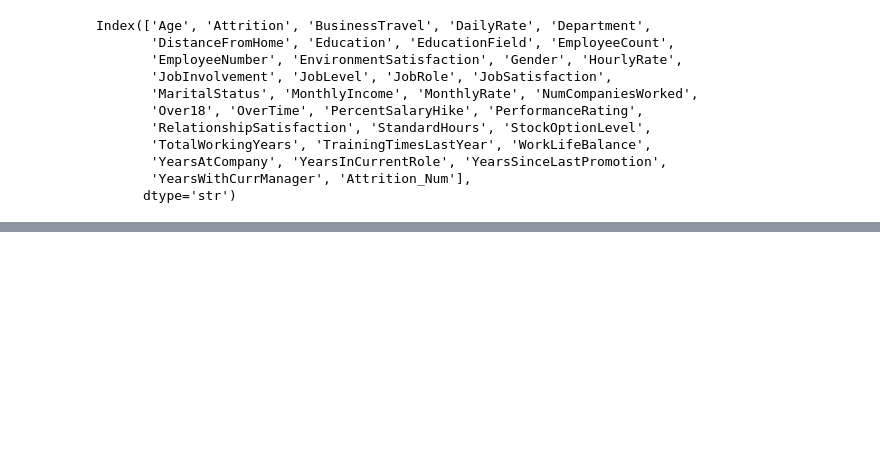
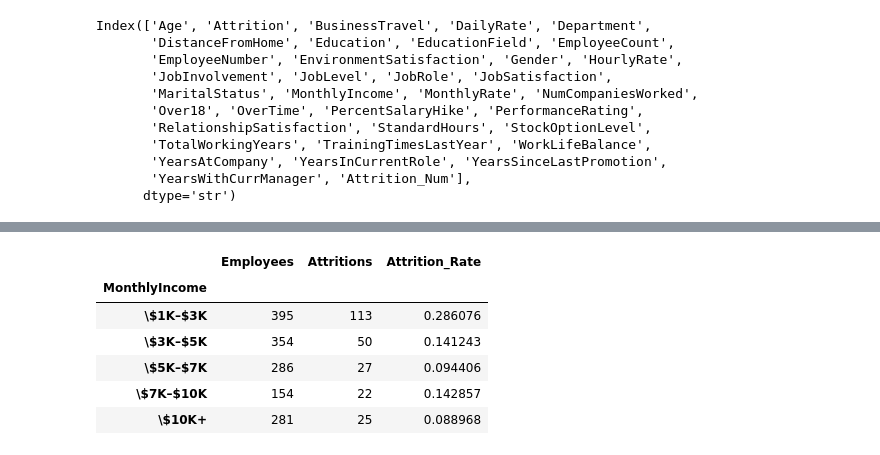
Before and after one commit to danielphilip12/HR_Analytics, a Jupyter notebook: notebooks/hr_attrition_eda.ipynb, the cells around one changed output, grey strips where cells are left out. Cells and saved outputs as stored; diff of their text form; code cells hidden in the pictures; blank space fills up the shorter version.

```diff
--- a/notebooks/hr_attrition_eda.ipynb
+++ b/notebooks/hr_attrition_eda.ipynb
@@ -213,0 +294,36 @@ for col in categorical_columns:
+# %%
+income_bins = [1000, 3000, 5000, 7000, 10000, 20000]
+
+income_labels = [
+    "\\$1K–$3K",
+    "\\$3K–$5K",
+    "\\$5K–$7K",
+    "\\$7K–$10K",
+    "\\$10K+"
+]
+
+income_groups = pd.cut(
+    df["MonthlyIncome"],
+    bins=income_bins,
+    labels=income_labels,
+    include_lowest=True
+)
+# %%
+income_analysis = (
+    df.groupby(income_groups, observed=True)
+      .agg(
+          Employees=("Attrition_Num", "size"),
+          Attritions=("Attrition_Num", "sum"),
+          Attrition_Rate=("Attrition_Num", "mean")
+      )
+)
+
+income_analysis
+# %% [output]
+|  | Employees | Attritions | Attrition_Rate |
+| MonthlyIncome |  |  |  |
+| \$1K–$3K | 395 | 113 | 0.286076 |
+| \$3K–$5K | 354 | 50 | 0.141243 |
+| \$5K–$7K | 286 | 27 | 0.094406 |
+| \$7K–$10K | 154 | 22 | 0.142857 |
+| \$10K+ | 281 | 25 | 0.088968 |
```
Also changed, not shown: parts of 14 cells of this notebook.
